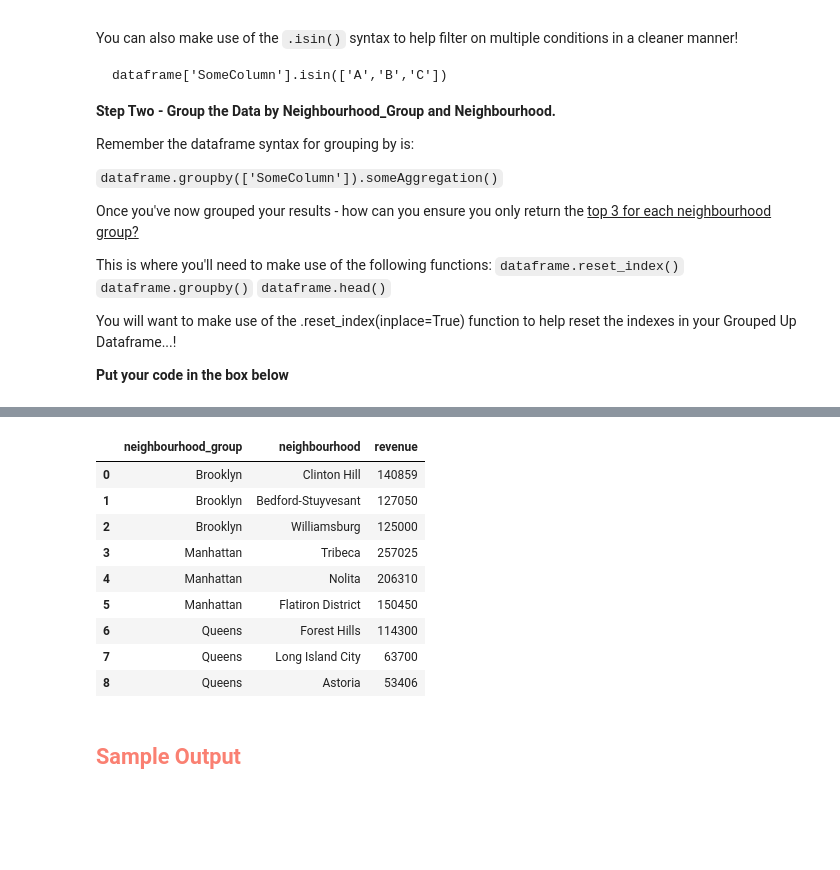
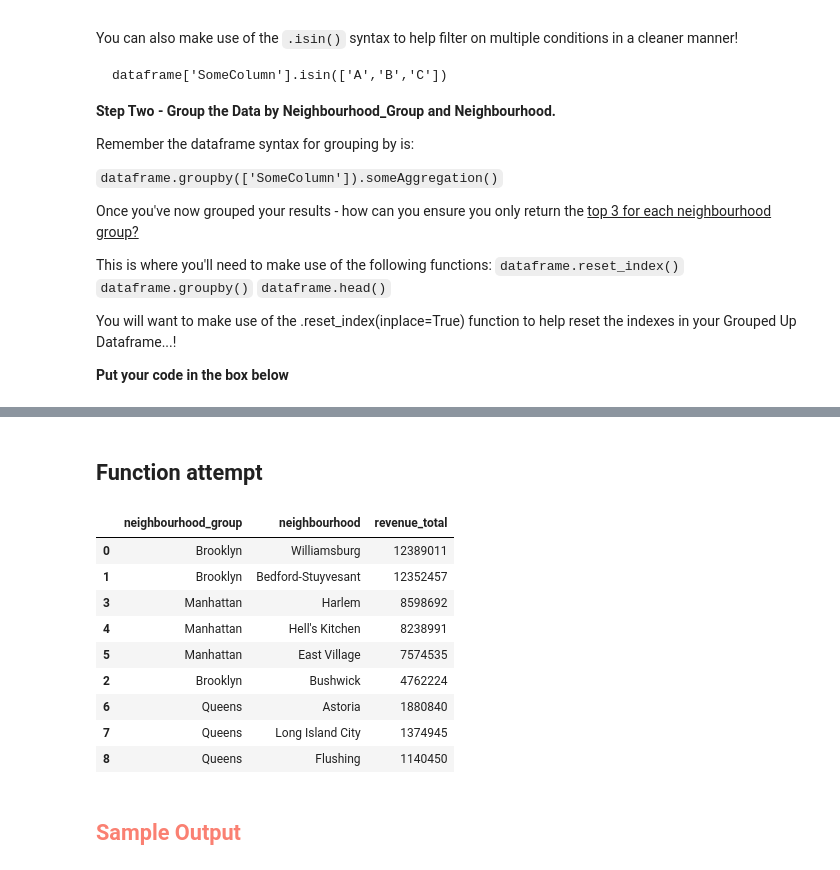
Before and after one commit to mapsg91/airbnb, a Jupyter notebook: Airbnb_Exercise_Student_Facing_021023.ipynb, the cells around one changed output, grey strips where cells are left out. Saved outputs shown, nothing was run; the diff lists cells and outputs as text; code cells hidden in the pictures; blank space fills up the shorter version.

```diff
--- a/Airbnb_Exercise_Student_Facing_021023.ipynb
+++ b/Airbnb_Exercise_Student_Facing_021023.ipynb
@@ -288,16 +240,32 @@ top_3_nbhoods = mbq_nbhoods.groupby('neighbourhood_group').apply(lambda x: x.nla
-# %%
-top_3_nbhoods
-# %% [output]
-|  | neighbourhood_group | neighbourhood | revenue |
-| 0 | Brooklyn | Clinton Hill | 140859 |
-| 1 | Brooklyn | Bedford-Stuyvesant | 127050 |
-| 2 | Brooklyn | Williamsburg | 125000 |
-| 3 | Manhattan | Tribeca | 257025 |
-| 4 | Manhattan | Nolita | 206310 |
-| 5 | Manhattan | Flatiron District | 150450 |
-| 6 | Queens | Forest Hills | 114300 |
-| 7 | Queens | Long Island City | 63700 |
-| 8 | Queens | Astoria | 53406 |
+# %% [markdown]
+## Function attempt
+# %%
+top_neighbourhoods = airbnb
+def filter_top_vals(top_neighbourhoods):
+    top_neighbourhoods= airbnb[airbnb['neighbourhood_group'].isin(['Manhattan', 'Brooklyn', 'Queens'])]
+    # Select columns: 'neighbourhood_group', 'neighbourhood', 'revenue'
+    top_neighbourhoods = top_neighbourhoods.loc[:, ['neighbourhood_group', 'neighbourhood', 'revenue']]
+    # Performed 1 aggregation grouped on columns: 'neighbourhood_group', 'neighbourhood'
+    top_neighbourhoods = top_neighbourhoods.groupby(['neighbourhood_group', 'neighbourhood']).agg(revenue_total=('revenue', 'sum')).reset_index()
+
+    top_neighbourhoods = top_neighbourhoods.groupby('neighbourhood_group').apply(lambda x: x.nlargest(3, 'revenue_total')).reset_index(drop=True)
+    top_neighbourhoods = top_neighbourhoods.sort_values(['revenue_total'], ascending=[False])
+
+    return top_neighbourhoods
+
+
+filter_top_vals(top_neighbourhoods)
+# %% [output]
+|  | neighbourhood_group | neighbourhood | revenue_total |
+| 0 | Brooklyn | Williamsburg | 12389011 |
+| 1 | Brooklyn | Bedford-Stuyvesant | 12352457 |
+| 3 | Manhattan | Harlem | 8598692 |
+| 4 | Manhattan | Hell's Kitchen | 8238991 |
+| 5 | Manhattan | East Village | 7574535 |
+| 2 | Brooklyn | Bushwick | 4762224 |
+| 6 | Queens | Astoria | 1880840 |
+| 7 | Queens | Long Island City | 1374945 |
+| 8 | Queens | Flushing | 1140450 |
 # %% [markdown]
 <h2 style='color:salmon'> Sample Output </h3>
 # %%
```
Also changed, not shown: parts of 14 cells of this notebook, 2 other files.
